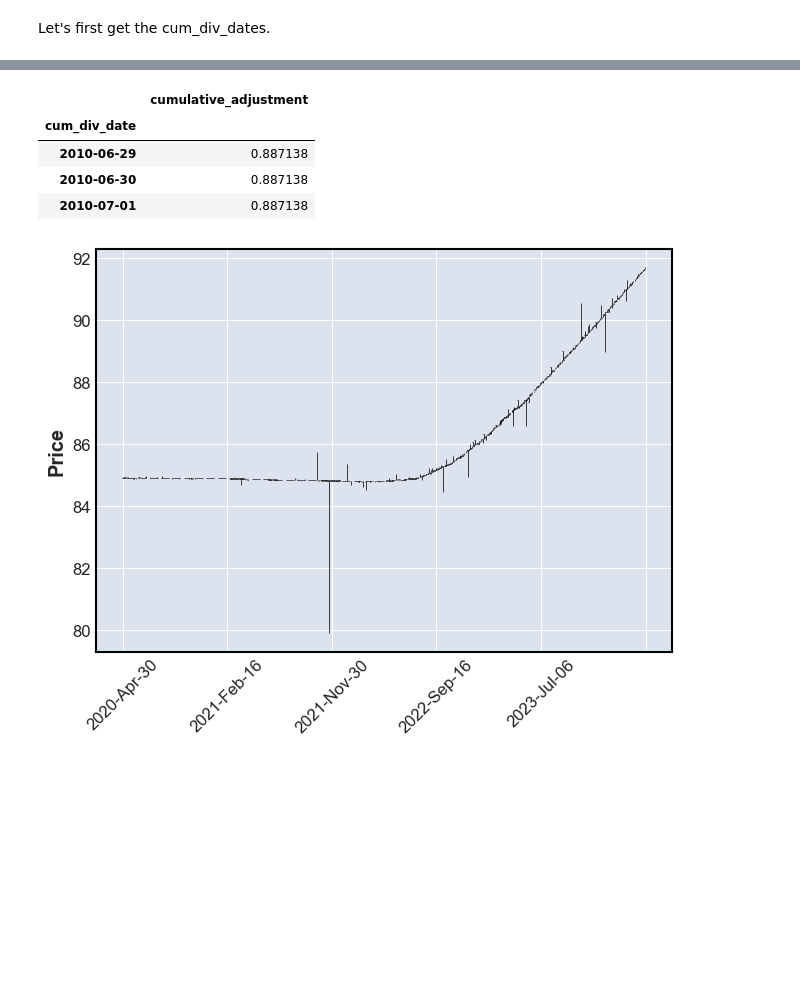
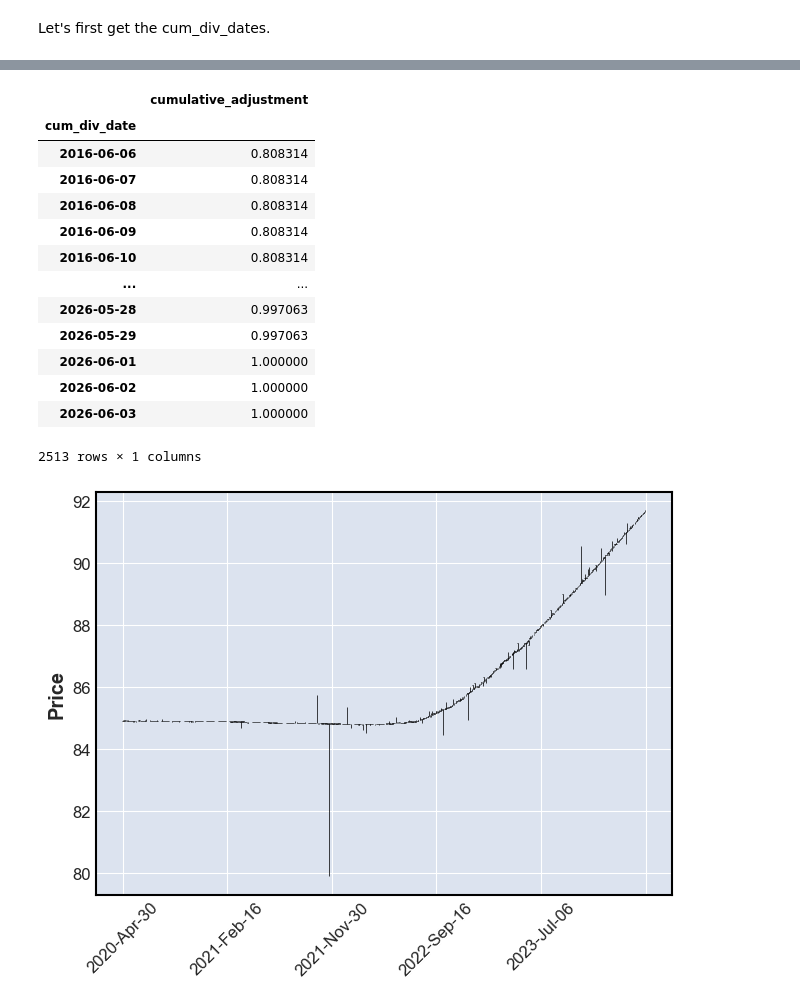
Before and after one commit to sharmad/data_clean, a Jupyter notebook: dev_prod/07_process.ipynb, the cells around one changed output, grey strips where cells are left out. Cells and saved outputs as stored; diff of their text form; code cells hidden in the pictures; blank space fills up the shorter version.

```diff
--- a/dev_prod/07_process.ipynb
+++ b/dev_prod/07_process.ipynb
@@ -227,7 +227,7 @@ def split_adjust(bars, ticker):
         splits = splits.drop(columns=['type', 'subtype', 'amount'])
         splits.index = splits.index.map(lambda day : max(d for d in trading_dates_ticker if d < day))
         splits = splits.reindex(trading_dates_ticker) # Reindex using stock data
-        splits.cumulative_adjustment = splits.cumulative_adjustment.fillna(method='bfill').fillna(value=1)
+        splits.cumulative_adjustment = splits.cumulative_adjustment.bfill().fillna(1) # Backward fill and fill ones
 
         # Merge adjustments with the bars and adjust
         bars['date'] = bars.index.date
@@ -329,15 +453,24 @@ dividend_adjustments = split_adjusted_dividends[['cumulative_adjustment']]
 
 # Get dividend adjustments for every trading day (same procedure as split adjustments)
 dividend_adjustments = dividend_adjustments.reindex(trading_dates_ticker) # Reindex using stock data
-dividend_adjustments['cumulative_adjustment'] = dividend_adjustments['cumulative_adjustment'].fillna(method='bfill').fillna(value=1) # Backward fill and fill ones
+dividend_adjustments['cumulative_adjustment'] = dividend_adjustments['cumulative_adjustment'].bfill().fillna(1) # Backward fill and fill ones
 # %%
-dividend_adjustments.head(3)
+dividend_adjustments
 # %% [output]
 |  | cumulative_adjustment |
 | cum_div_date |  |
-| 2010-06-29 | 0.887138 |
-| 2010-06-30 | 0.887138 |
-| 2010-07-01 | 0.887138 |
+| 2016-06-06 | 0.808314 |
+| 2016-06-07 | 0.808314 |
+| 2016-06-08 | 0.808314 |
+| 2016-06-09 | 0.808314 |
+| 2016-06-10 | 0.808314 |
+| ... | ... |
+| 2026-05-28 | 0.997063 |
+| 2026-05-29 | 0.997063 |
+| 2026-06-01 | 1.000000 |
+| 2026-06-02 | 1.000000 |
+| 2026-06-03 | 1.000000 |
+2513 rows × 1 columns
 # %%
 # Same procedure as with split adjustments
 all_adjusted_bars = split_adjusted_bars.copy()
```
Also changed, not shown: parts of 13 cells of this notebook, 1 other file.
